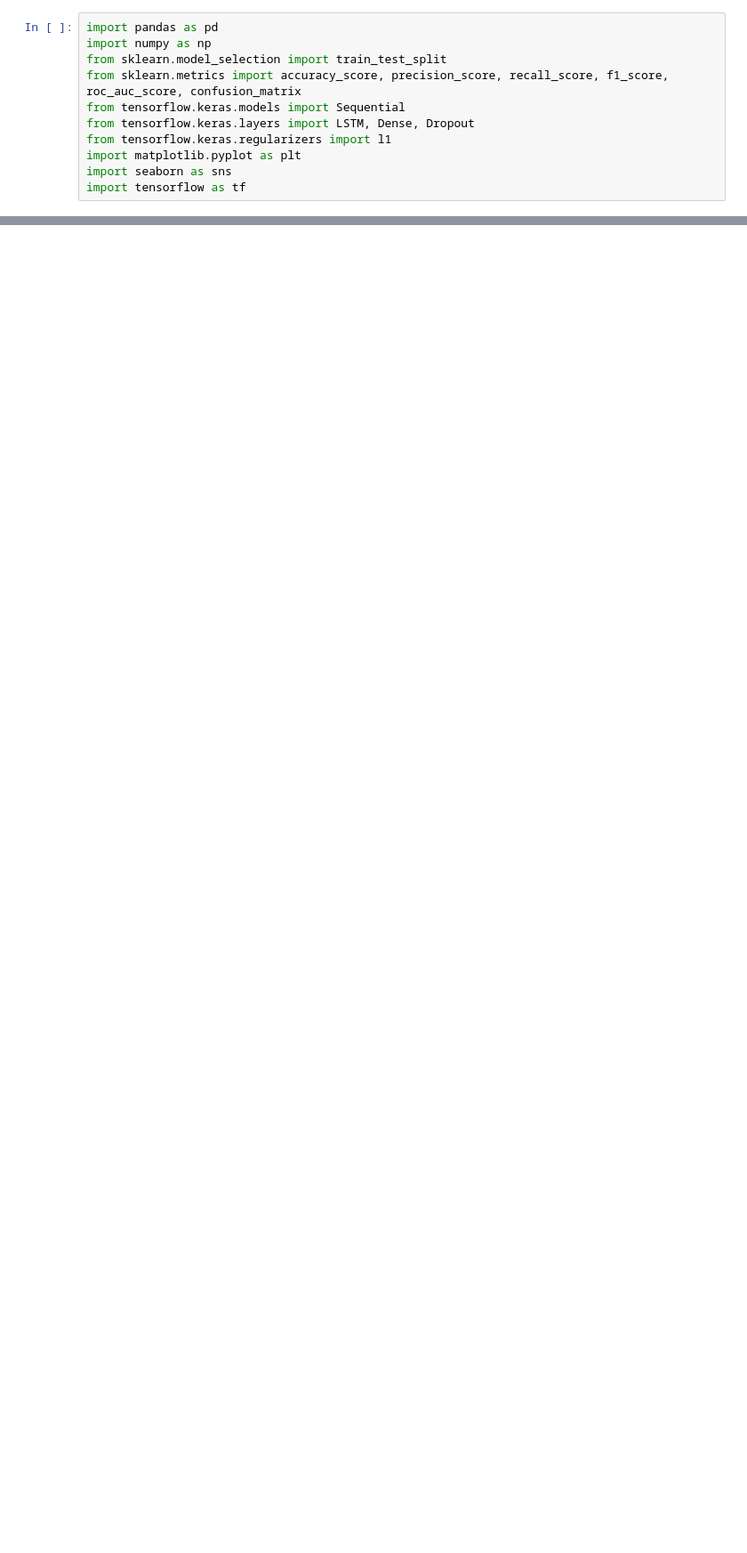
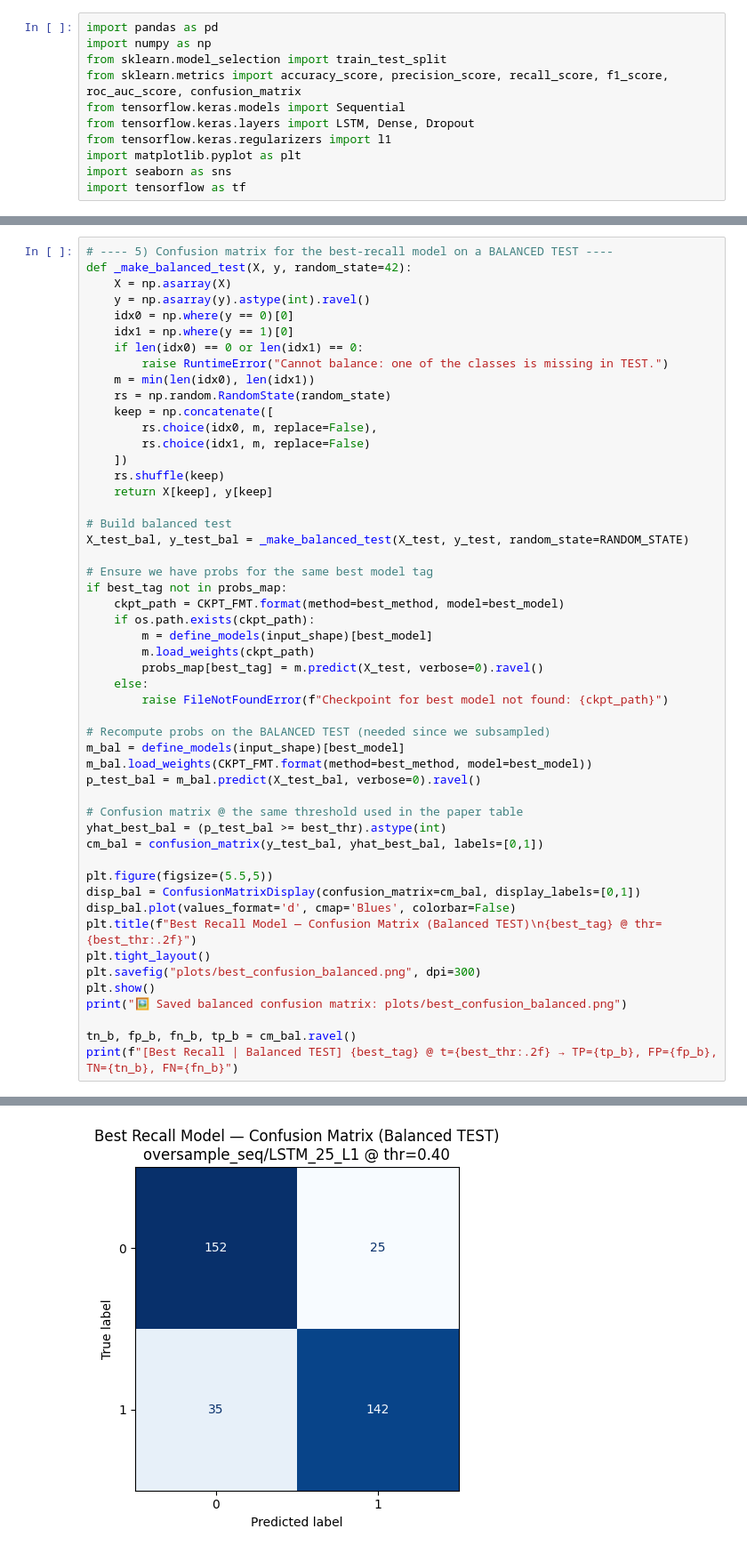
Before and after one commit to MaisAlkhateeb/Integrated-Data-Engineering-and-Balanced-LSTM-Modeling-, a Jupyter notebook: hmc-lstm-on-all-hourly-level-dynamic-features.ipynb, the cells around one changed output, grey strips where cells are left out. Shown at 89% size. Cells and saved outputs as stored; diff of their text form; blank space fills up the shorter version.

```diff
--- a/hmc-lstm-on-all-hourly-level-dynamic-features.ipynb
+++ b/hmc-lstm-on-all-hourly-level-dynamic-features.ipynb
@@ -2845,0 +2851,52 @@ print(f"[Best Recall] {best_tag} @ t={best_thr:.2f} → TP={tp}, FP={fp}, TN={tn
+# %%
+# ---- 5) Confusion matrix for the best-recall model on a BALANCED TEST ----
+def _make_balanced_test(X, y, random_state=42):
+    X = np.asarray(X)
+    y = np.asarray(y).astype(int).ravel()
+    idx0 = np.where(y == 0)[0]
+    idx1 = np.where(y == 1)[0]
+    if len(idx0) == 0 or len(idx1) == 0:
+        raise RuntimeError("Cannot balance: one of the classes is missing in TEST.")
+    m = min(len(idx0), len(idx1))
+    rs = np.random.RandomState(random_state)
+    keep = np.concatenate([
+        rs.choice(idx0, m, replace=False),
+        rs.choice(idx1, m, replace=False)
+    ])
+    rs.shuffle(keep)
+    return X[keep], y[keep]
+
+# Build balanced test
+X_test_bal, y_test_bal = _make_balanced_test(X_test, y_test, random_state=RANDOM_STATE)
+
+# Ensure we have probs for the same best model tag
+if best_tag not in probs_map:
+    ckpt_path = CKPT_FMT.format(method=best_method, model=best_model)
+    if os.path.exists(ckpt_path):
+        m = define_models(input_shape)[best_model]
+        m.load_weights(ckpt_path)
+        probs_map[best_tag] = m.predict(X_test, verbose=0).ravel()
+    else:
+        raise FileNotFoundError(f"Checkpoint for best model not found: {ckpt_path}")
+
+# Recompute probs on the BALANCED TEST (needed since we subsampled)
+m_bal = define_models(input_shape)[best_model]
+m_bal.load_weights(CKPT_FMT.format(method=best_method, model=best_model))
+p_test_bal = m_bal.predict(X_test_bal, verbose=0).ravel()
+
+# Confusion matrix @ the same threshold used in the paper table
+yhat_best_bal = (p_test_bal >= best_thr).astype(int)
+cm_bal = confusion_matrix(y_test_bal, yhat_best_bal, labels=[0,1])
+
+plt.figure(figsize=(5.5,5))
+disp_bal = ConfusionMatrixDisplay(confusion_matrix=cm_bal, display_labels=[0,1])
+disp_bal.plot(values_format='d', cmap='Blues', colorbar=False)
+plt.title(f"Best Recall Model — Confusion Matrix (Balanced TEST)\n{best_tag} @ thr={best_thr:.2f}")
+plt.tight_layout()
+plt.savefig("plots/best_confusion_balanced.png", dpi=300)
+plt.show()
+print("🖼️ Saved balanced confusion matrix: plots/best_confusion_balanced.png")
+
+tn_b, fp_b, fn_b, tp_b = cm_bal.ravel()
+print(f"[Best Recall | Balanced TEST] {best_tag} @ t={best_thr:.2f} → TP={tp_b}, FP={fp_b}, TN={tn_b}, FN={fn_b}")
+# %% [output]
@@ -2845,0 +2904 @@ print(f"[Best Recall] {best_tag} @ t={best_thr:.2f} → TP={tp}, FP={fp}, TN={tn
+[figure, added]
```
Also changed, not shown: parts of 5 cells of this notebook.
